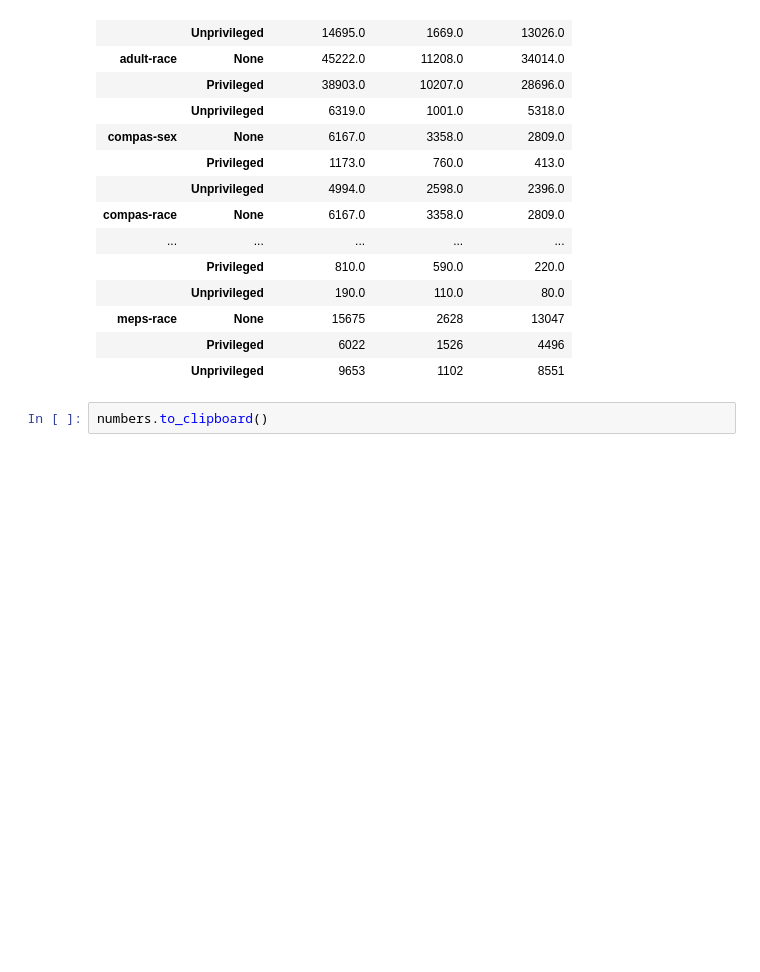
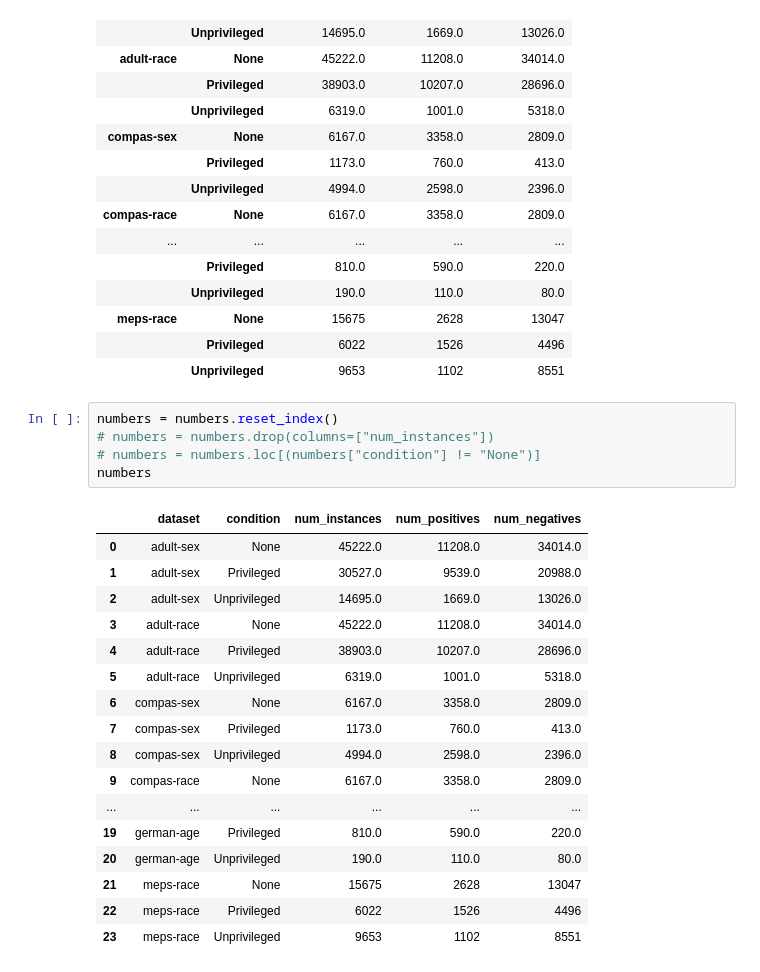
Before and after one commit to arumoy-shome/shome2022qualitative, a Jupyter notebook: docs/datasets-metadata.ipynb, the cells around one changed output. Drawn from its saved outputs; the diff is of its cells as text; blank space fills up the shorter version.

```diff
--- a/docs/datasets-metadata.ipynb
+++ b/docs/datasets-metadata.ipynb
@@ -282,5 +269,26 @@ numbers
 | meps-race | None | 15675 | 2628 | 13047 |
 |  | Privileged | 6022 | 1526 | 4496 |
 |  | Unprivileged | 9653 | 1102 | 8551 |
-# %%
-numbers.to_clipboard()
+# %%
+numbers = numbers.reset_index()
+# numbers = numbers.drop(columns=["num_instances"])
+# numbers = numbers.loc[(numbers["condition"] != "None")]
+numbers
+# %% [output]
+|  | dataset | condition | num_instances | num_positives | num_negatives |
+| 0 | adult-sex | None | 45222.0 | 11208.0 | 34014.0 |
+| 1 | adult-sex | Privileged | 30527.0 | 9539.0 | 20988.0 |
+| 2 | adult-sex | Unprivileged | 14695.0 | 1669.0 | 13026.0 |
+| 3 | adult-race | None | 45222.0 | 11208.0 | 34014.0 |
+| 4 | adult-race | Privileged | 38903.0 | 10207.0 | 28696.0 |
+| 5 | adult-race | Unprivileged | 6319.0 | 1001.0 | 5318.0 |
+| 6 | compas-sex | None | 6167.0 | 3358.0 | 2809.0 |
+| 7 | compas-sex | Privileged | 1173.0 | 760.0 | 413.0 |
+| 8 | compas-sex | Unprivileged | 4994.0 | 2598.0 | 2396.0 |
+| 9 | compas-race | None | 6167.0 | 3358.0 | 2809.0 |
+| ... | ... | ... | ... | ... | ... |
+| 19 | german-age | Privileged | 810.0 | 590.0 | 220.0 |
+| 20 | german-age | Unprivileged | 190.0 | 110.0 | 80.0 |
+| 21 | meps-race | None | 15675 | 2628 | 13047 |
+| 22 | meps-race | Privileged | 6022 | 1526 | 4496 |
+| 23 | meps-race | Unprivileged | 9653 | 1102 | 8551 |
```
Also changed, not shown: parts of 11 cells of this notebook, 18 other files.
